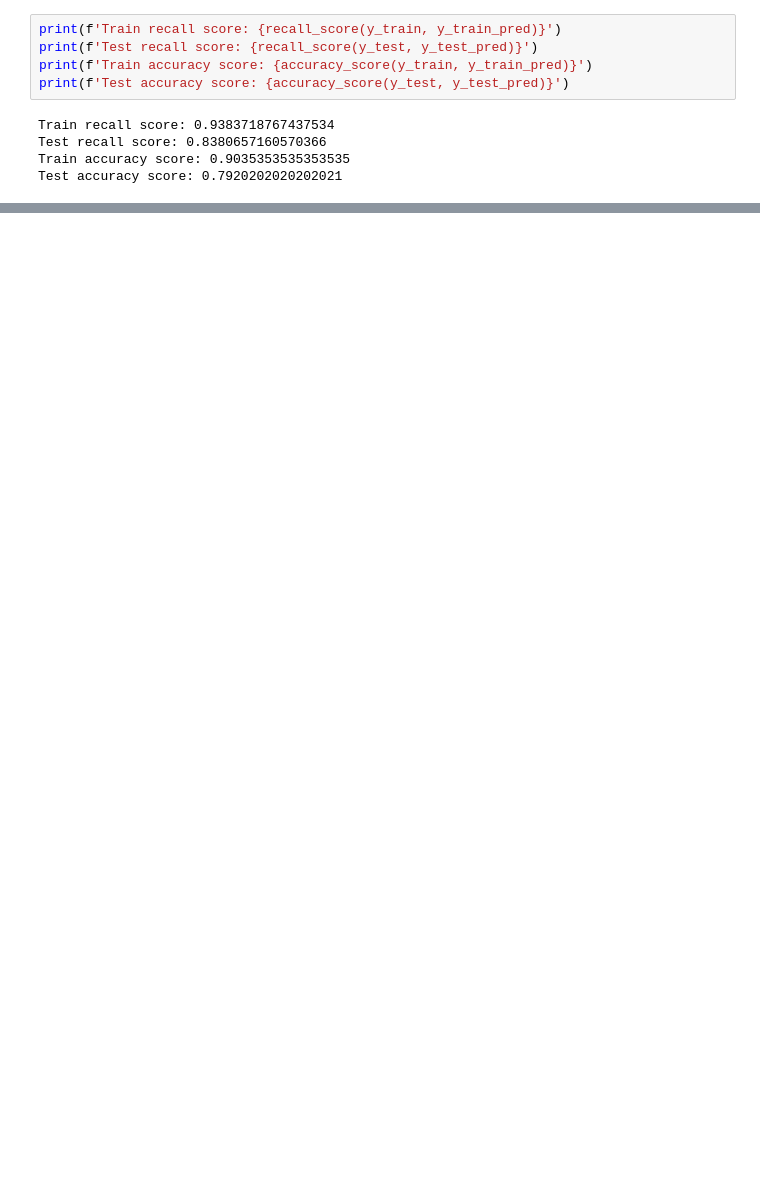
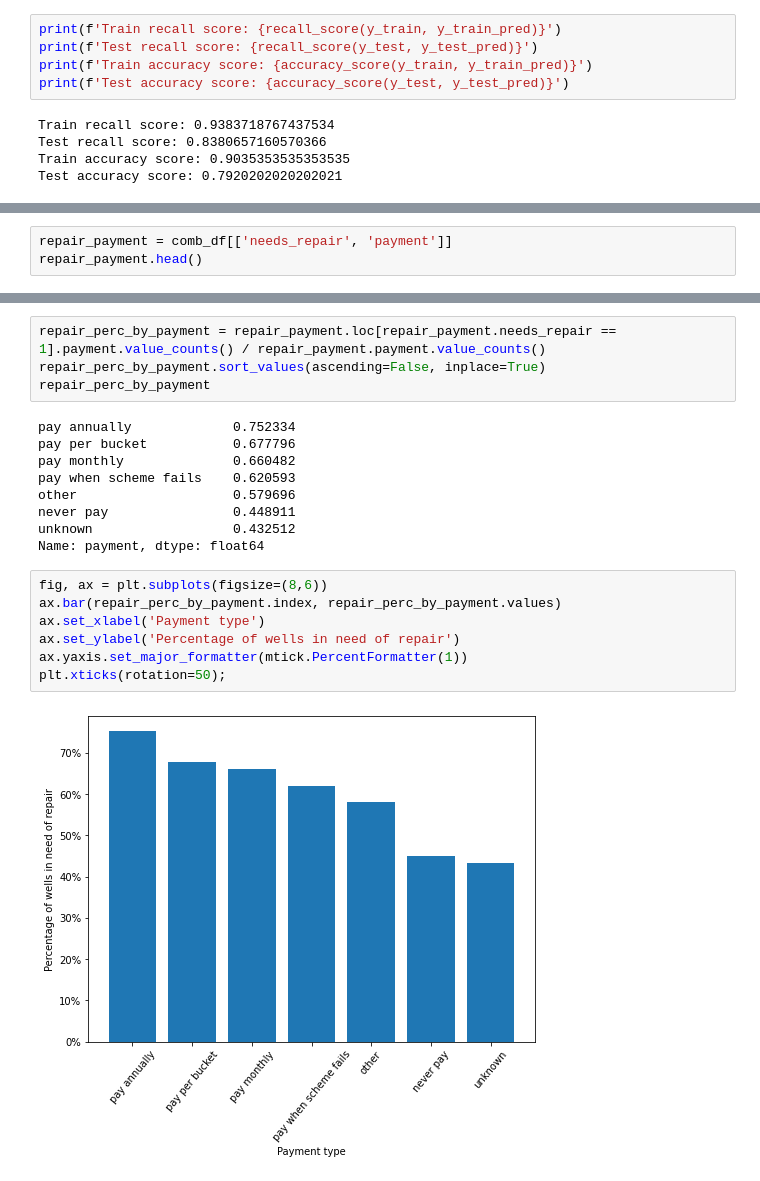
Before and after one commit to hall-nicholas/flatiron-ds-project-3, a Jupyter notebook: code/nick_eda2.ipynb, the cells around one changed output, grey strips where cells are left out. Cells and saved outputs as stored; diff of their text form; blank space fills up the shorter version.

```diff
--- a/code/nick_eda2.ipynb
+++ b/code/nick_eda2.ipynb
@@ -27,0 +210,3 @@ Test accuracy score: 0.7920202020202021
+# %%
+repair_payment = comb_df[['needs_repair', 'payment']]
+repair_payment.head()
@@ -27,0 +220,22 @@ Test accuracy score: 0.7920202020202021
+# %%
+repair_perc_by_payment = repair_payment.loc[repair_payment.needs_repair == 1].payment.value_counts() / repair_payment.payment.value_counts()
+repair_perc_by_payment.sort_values(ascending=False, inplace=True)
+repair_perc_by_payment
+# %% [output]
+pay annually             0.752334
+pay per bucket           0.677796
+pay monthly              0.660482
+pay when scheme fails    0.620593
+other                    0.579696
+never pay                0.448911
+unknown                  0.432512
+Name: payment, dtype: float64
+# %%
+fig, ax = plt.subplots(figsize=(8,6))
+ax.bar(repair_perc_by_payment.index, repair_perc_by_payment.values)
+ax.set_xlabel('Payment type')
+ax.set_ylabel('Percentage of wells in need of repair')
+ax.yaxis.set_major_formatter(mtick.PercentFormatter(1))
+plt.xticks(rotation=50);
+# %% [output]
+[figure, added]
```
Also changed, not shown: parts of 22 cells of this notebook, 1 other file.
